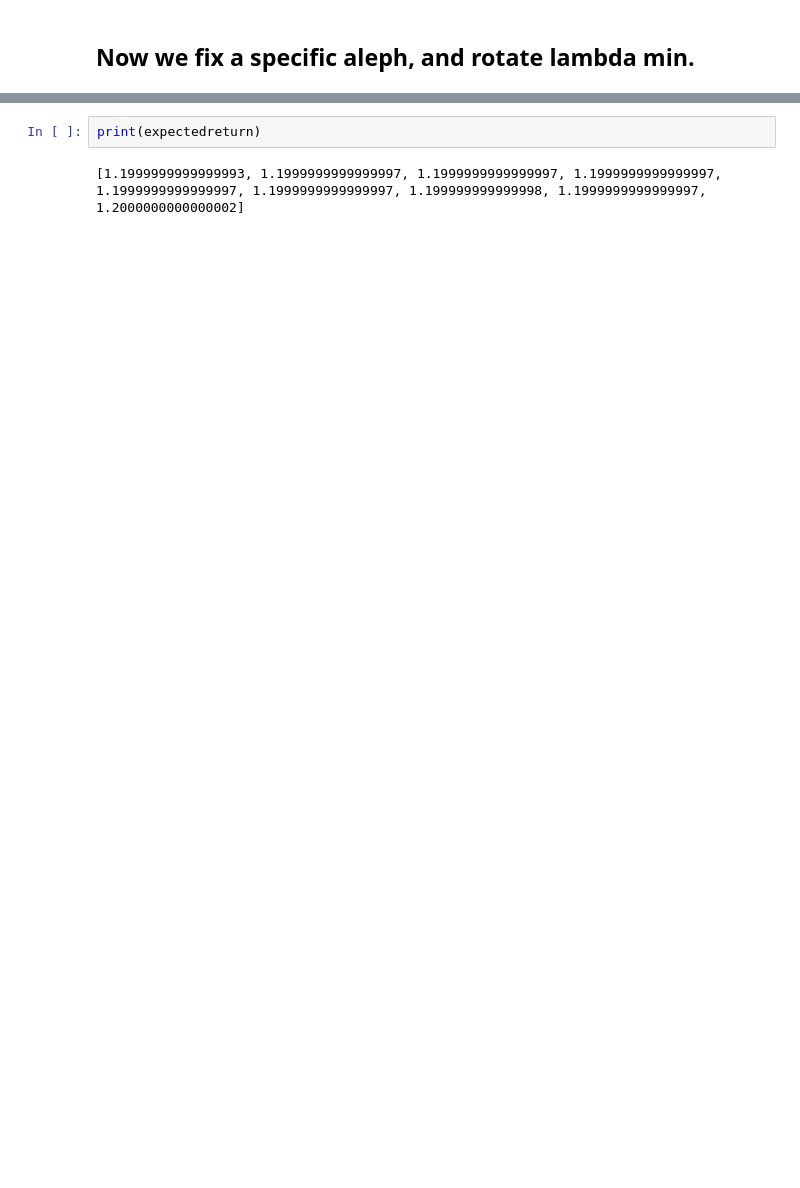
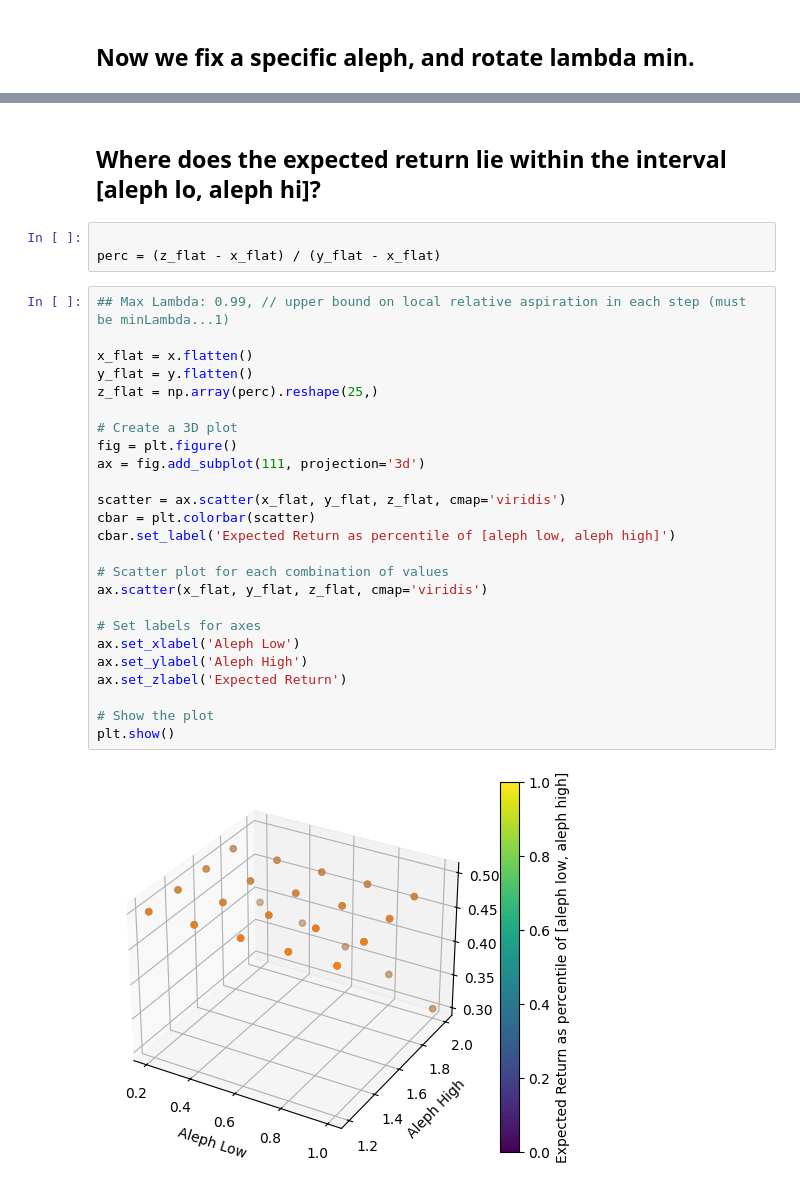
Before and after one commit to v1ta111/webppl-agents-satisfia, a Jupyter notebook: auswertung.ipynb, the cells around one changed output, grey strips where cells are left out. Drawn from its saved outputs; the diff is of its cells as text; blank space fills up the shorter version.

```diff
--- a/auswertung.ipynb
+++ b/auswertung.ipynb
@@ -148,4 +158,32 @@ plt.show()
-# %%
-print(expectedreturn)
-# %% [output]
-[1.1999999999999993, 1.1999999999999997, 1.1999999999999997, 1.1999999999999997, 1.1999999999999997, 1.1999999999999997, 1.199999999999998, 1.1999999999999997, 1.2000000000000002]
+# %% [markdown]
+## Where does the expected return lie within the interval [aleph lo, aleph hi]?
+# %%
+
+perc = (z_flat - x_flat) / (y_flat - x_flat)
+# %%
+## Max Lambda: 0.99, // upper bound on local relative aspiration in each step (must be minLambda...1)
+
+x_flat = x.flatten()
+y_flat = y.flatten()
+z_flat = np.array(perc).reshape(25,)
+
+# Create a 3D plot
+fig = plt.figure()
+ax = fig.add_subplot(111, projection='3d')
+
+scatter = ax.scatter(x_flat, y_flat, z_flat, cmap='viridis')
+cbar = plt.colorbar(scatter)
+cbar.set_label('Expected Return as percentile of [aleph low, aleph high]')
+
+# Scatter plot for each combination of values
+ax.scatter(x_flat, y_flat, z_flat, cmap='viridis')
+
+# Set labels for axes
+ax.set_xlabel('Aleph Low')
+ax.set_ylabel('Aleph High')
+ax.set_zlabel('Expected Return')
+
+# Show the plot
+plt.show()
+# %% [output]
+[figure, added]
```
Also changed, not shown: parts of 9 cells of this notebook.
